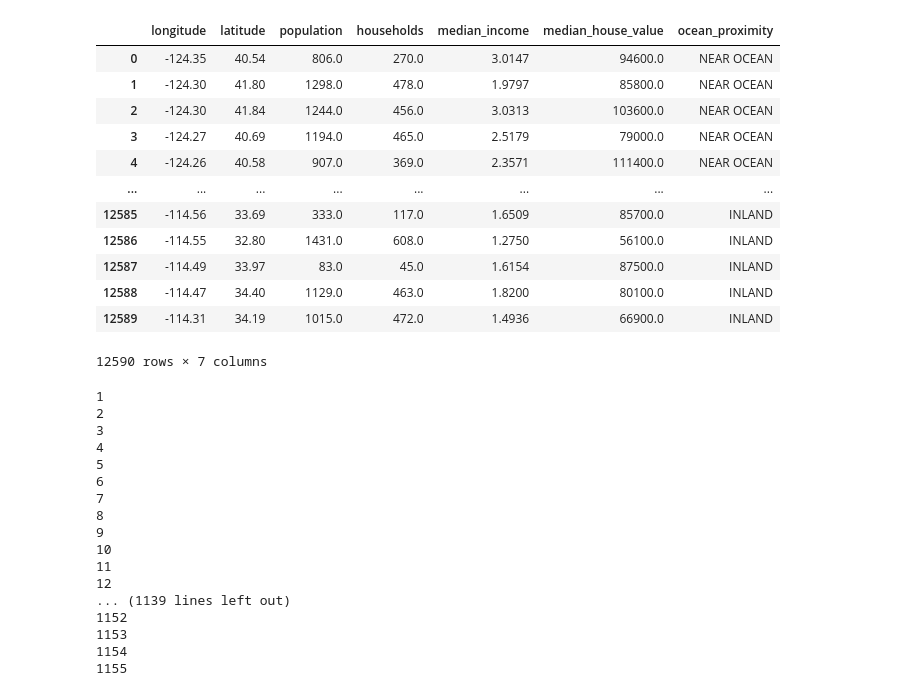
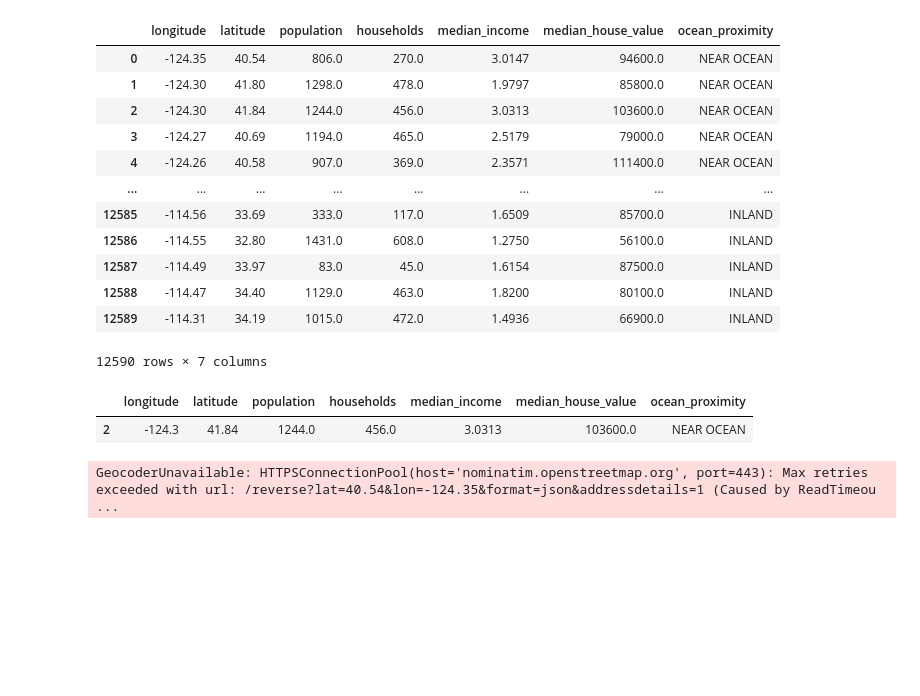
Before and after one commit to erinrkahn/final_project, a Jupyter notebook: Data Preprocessing.ipynb, the cells around one changed output. Drawn from its saved outputs; the diff is of its cells as text; code cells hidden in the pictures; blank space fills up the shorter version.

Commit message:
batched the housing data clean

```diff
--- a/Data Preprocessing.ipynb
+++ b/Data Preprocessing.ipynb
@@ -247,6 +247,11 @@ housing_df
 | 12588 | -114.47 | 34.40 | 1129.0 | 463.0 | 1.8200 | 80100.0 | INLAND |
 | 12589 | -114.31 | 34.19 | 1015.0 | 472.0 | 1.4936 | 66900.0 | INLAND |
 12590 rows × 7 columns
+# %%
+housing_df.iloc[[2]]
+# %% [output]
+|  | longitude | latitude | population | households | median_income | median_house_value | ocean_proximity |
+| 2 | -124.3 | 41.84 | 1244.0 | 456.0 | 3.0313 | 103600.0 | NEAR OCEAN |
 # %%
 def add_counties(housing_df):
     counties = []
@@ -258,6 +263,9 @@ def add_counties(housing_df):
             counties.append(location.raw["address"]["county"])
         except:
             counties.append("NULL")
+        if i % 1000 == 0:
+            pd.DataFrame(counties).to_csv("counties"+str(i)+".csv")
+            counties = []
         i+=1
         print(i)
     housing_df["County"] = counties
@@ -267,23 +275,7 @@ add_counties(housing_df)
 # location = locator.reverse(coordinates)
 # location.raw
 # %% [output]
-1
-2
-3
-4
-5
-6
-7
-8
-9
-10
-11
-12
-... (1139 lines left out)
-1152
-1153
-1154
-1155
+GeocoderUnavailable: HTTPSConnectionPool(host='nominatim.openstreetmap.org', port=443): Max retries exceeded with url: /reverse?lat=40.54&lon=-124.35&format=json&addressdetails=1 (Caused by ReadTimeou ...
 # %%
 counties_df = pd.DataFrame(counties)
 counties_df.to_csv("counties.csv")
```
